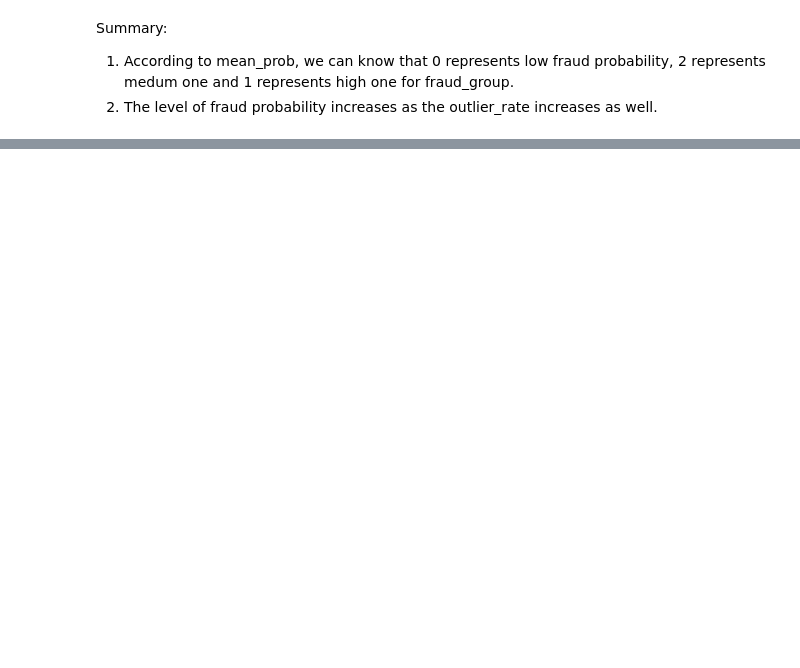
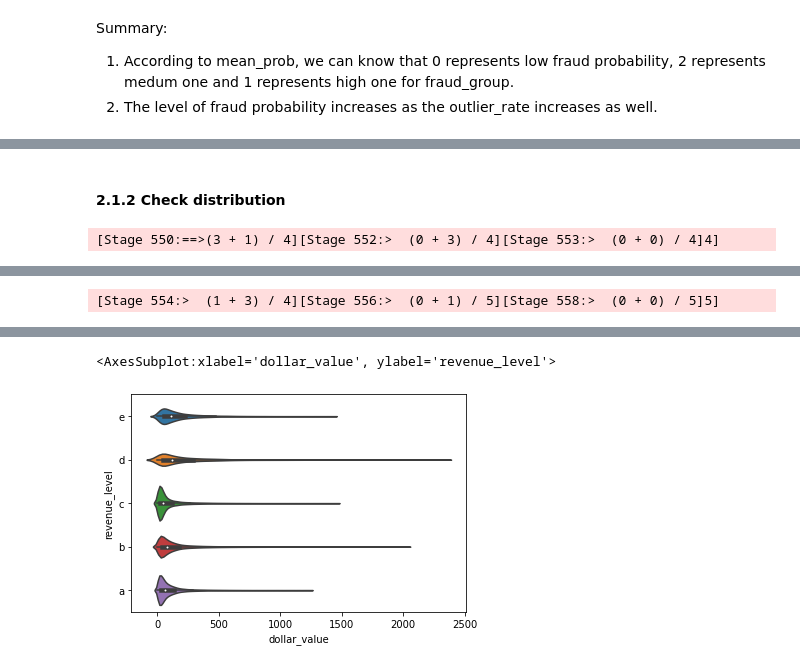
Before and after one commit to MAST30034-Applied-Data-Science/generic-buy-now-pay-later-project-group-27, a Jupyter notebook: notebooks/fraud.ipynb, the cells around one changed output, grey strips where cells are left out. Cells and saved outputs as stored; diff of their text form; code cells hidden in the pictures; blank space fills up the shorter version.

```diff
--- a/notebooks/fraud.ipynb
+++ b/notebooks/fraud.ipynb
@@ -273,0 +270,4 @@ only showing top 20 rows
+# %%
+rev_std = (add_fraud.groupBy("revenue_level").agg(stddev_pop("dollar_value").alias("dollar_value_std"),
+                                             avg("dollar_value").alias("dollar_value_mean")))
+rev_std
@@ -273,0 +289,7 @@ only showing top 20 rows
+# %%
+total = add_fraud.count()
+rev_sdf = (add_fraud.join(rev_std, "revenue_level", "left")
+               .filter(abs(col("dollar_value") - col("dollar_value_mean")) <= 3 * col("dollar_value_std"))
+               .drop("dollar_value_mean")
+               .drop("dollar_value_std"))
+print(f"Outliers based on revenue band removed: {total - rev_sdf.count()}")
@@ -273,0 +307,6 @@ only showing top 20 rows
+# %% [markdown]
+<h4>2.1.2 Check distribution</h4>
+# %%
+sns.violinplot(data=rev_sdf.sample(False, 0.1).toPandas(), x="dollar_value", y="revenue_level")
+# %% [output]
+[Stage 550:==>(3 + 1) / 4][Stage 552:>  (0 + 3) / 4][Stage 553:>  (0 + 0) / 4]4]
@@ -273,0 +314 @@ only showing top 20 rows
+[Stage 554:>  (1 + 3) / 4][Stage 556:>  (0 + 1) / 5][Stage 558:>  (0 + 0) / 5]5]
@@ -273,0 +316,2 @@ only showing top 20 rows
+<AxesSubplot:xlabel='dollar_value', ylabel='revenue_level'>
+[figure, added]
```
Also changed, not shown: parts of 32 cells of this notebook, 4 other files.
